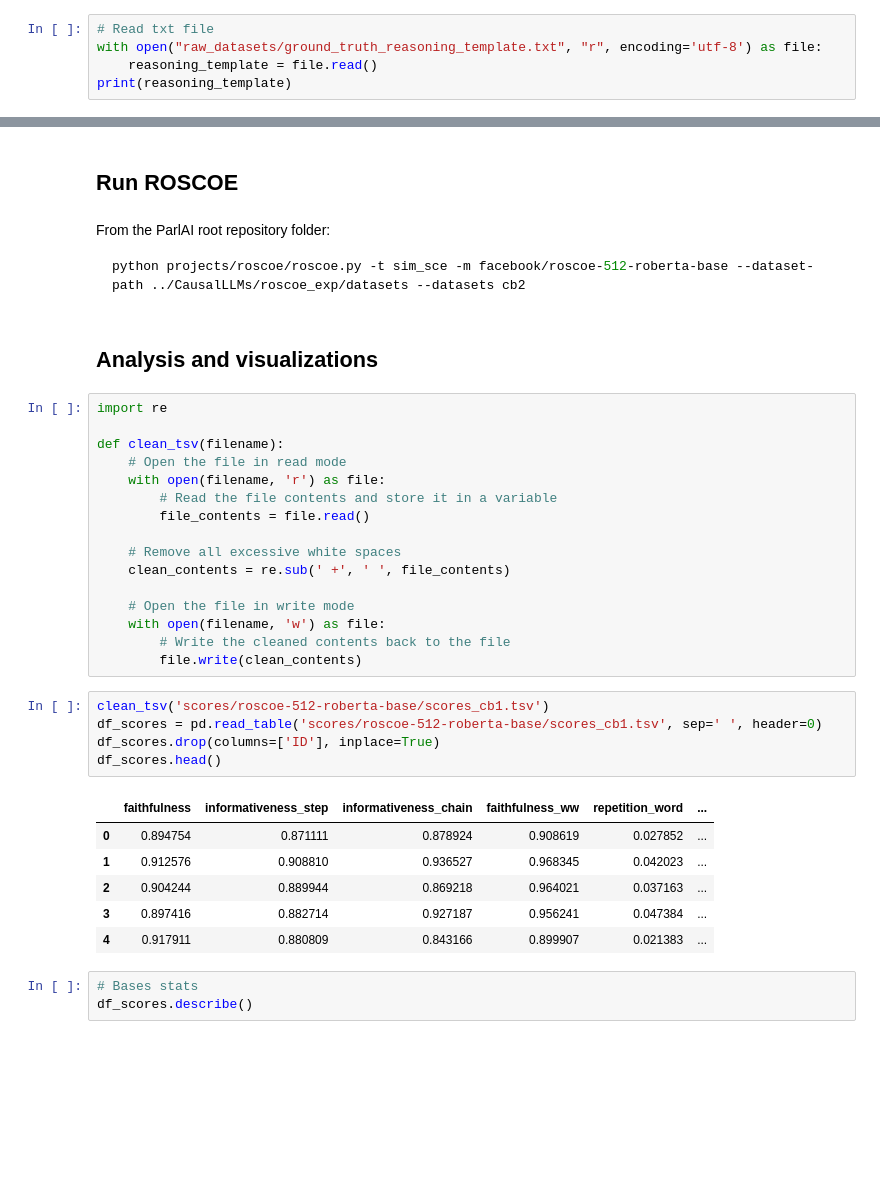
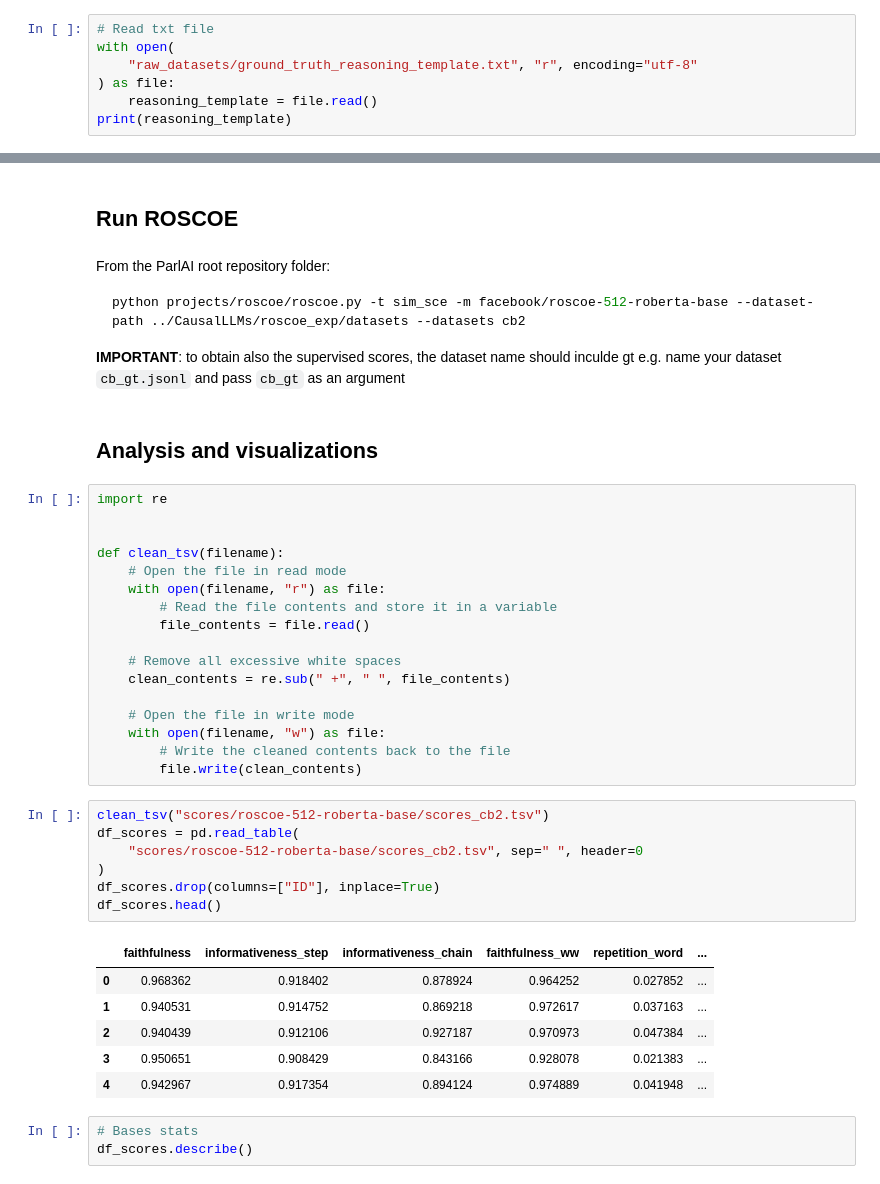
Before and after one commit to TheBlueHawk/CausalLLMs, a Jupyter notebook: roscoe_exp/roscoe_final.ipynb, the cells around one changed output, grey strips where cells are left out. Saved outputs shown, nothing was run; the diff lists cells and outputs as text; blank space fills up the shorter version.

````diff
--- a/roscoe_exp/roscoe_final.ipynb
+++ b/roscoe_exp/roscoe_final.ipynb
@@ -159,7 +159,9 @@ def search_nested_dict(nested_dict, target_key):
     return None
 # %%
 # Read txt file
-with open("raw_datasets/ground_truth_reasoning_template.txt", "r", encoding='utf-8') as file:
+with open(
+    "raw_datasets/ground_truth_reasoning_template.txt", "r", encoding="utf-8"
+) as file:
     reasoning_template = file.read()
 print(reasoning_template)
 # %% [output]
@@ -342,36 +356,41 @@ From the ParlAI root repository folder:
 ```python
 python projects/roscoe/roscoe.py -t sim_sce -m facebook/roscoe-512-roberta-base --dataset-path ../CausalLLMs/roscoe_exp/datasets --datasets cb2
 ```
+
+**IMPORTANT**: to obtain also the supervised scores, the dataset name should inculde gt e.g. name your dataset `cb_gt.jsonl` and pass `cb_gt` as an argument
 # %% [markdown]
 ## Analysis and visualizations
 # %%
 import re
 
+
 def clean_tsv(filename):
     # Open the file in read mode
-    with open(filename, 'r') as file:
+    with open(filename, "r") as file:
         # Read the file contents and store it in a variable
         file_contents = file.read()
 
     # Remove all excessive white spaces
-    clean_contents = re.sub(' +', ' ', file_contents)
+    clean_contents = re.sub(" +", " ", file_contents)
 
     # Open the file in write mode
-    with open(filename, 'w') as file:
+    with open(filename, "w") as file:
         # Write the cleaned contents back to the file
         file.write(clean_contents)
 # %%
-clean_tsv('scores/roscoe-512-roberta-base/scores_cb1.tsv')
-df_scores = pd.read_table('scores/roscoe-512-roberta-base/scores_cb1.tsv', sep=' ', header=0)
-df_scores.drop(columns=['ID'], inplace=True)
+clean_tsv("scores/roscoe-512-roberta-base/scores_cb2.tsv")
+df_scores = pd.read_table(
+    "scores/roscoe-512-roberta-base/scores_cb2.tsv", sep=" ", header=0
+)
+df_scores.drop(columns=["ID"], inplace=True)
 df_scores.head()
 # %% [output]
 |  | faithfulness | informativeness_step | informativeness_chain | faithfulness_ww | repetition_word | ... |
-| 0 | 0.894754 | 0.871111 | 0.878924 | 0.908619 | 0.027852 | ... |
-| 1 | 0.912576 | 0.908810 | 0.936527 | 0.968345 | 0.042023 | ... |
-| 2 | 0.904244 | 0.889944 | 0.869218 | 0.964021 | 0.037163 | ... |
-| 3 | 0.897416 | 0.882714 | 0.927187 | 0.956241 | 0.047384 | ... |
-| 4 | 0.917911 | 0.880809 | 0.843166 | 0.899907 | 0.021383 | ... |
+| 0 | 0.968362 | 0.918402 | 0.878924 | 0.964252 | 0.027852 | ... |
+| 1 | 0.940531 | 0.914752 | 0.869218 | 0.972617 | 0.037163 | ... |
+| 2 | 0.940439 | 0.912106 | 0.927187 | 0.970973 | 0.047384 | ... |
+| 3 | 0.950651 | 0.908429 | 0.843166 | 0.928078 | 0.021383 | ... |
+| 4 | 0.942967 | 0.917354 | 0.894124 | 0.974889 | 0.041948 | ... |
 # %%
 # Bases stats
 df_scores.describe()
````
Also changed, not shown: parts of 9 cells of this notebook.
